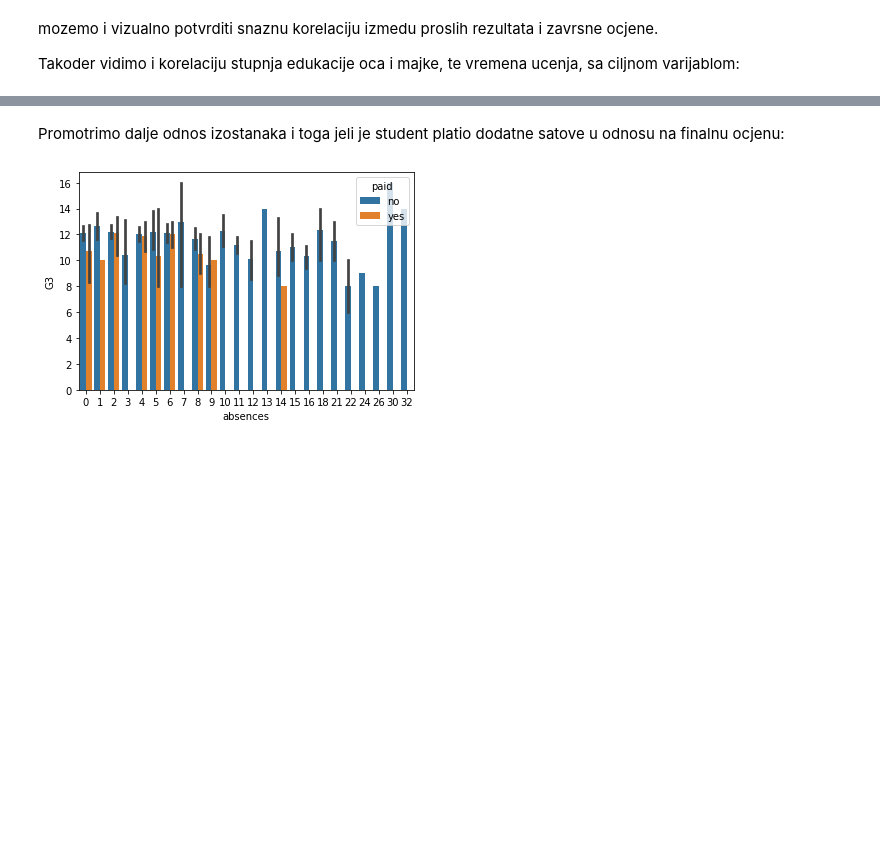
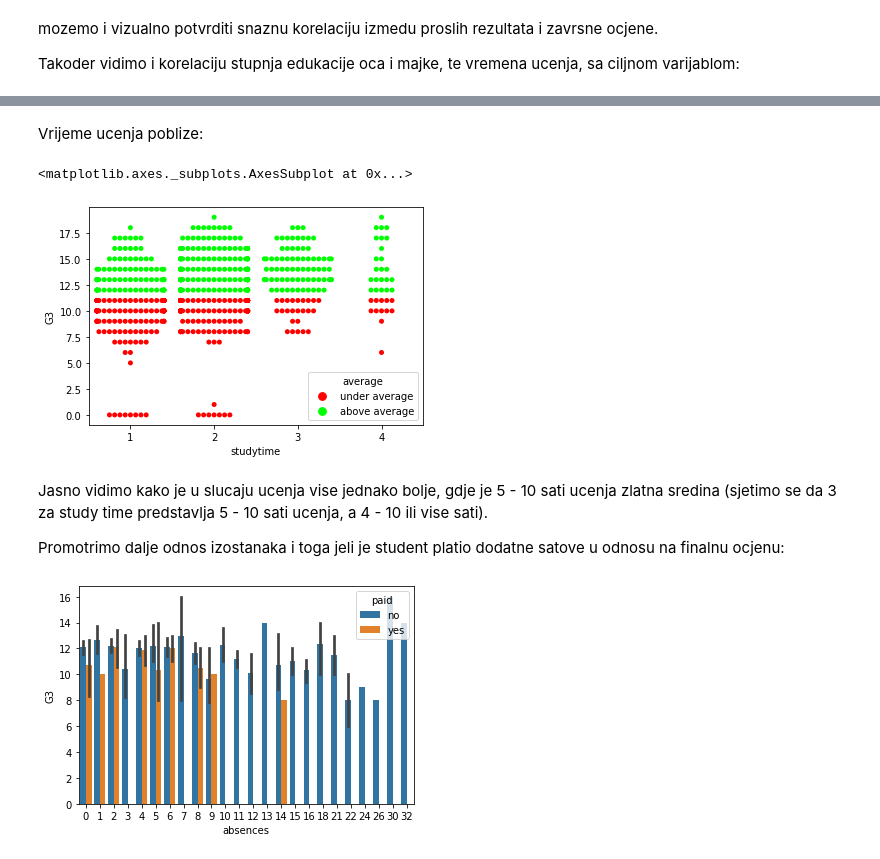
Before and after one commit to frainfreeze/studying, a Jupyter notebook: university/12032-DecisionMakingSuportSystems/project/project.ipynb, the cells around one changed output, grey strips where cells are left out. Saved outputs shown, nothing was run; the diff lists cells and outputs as text; code cells hidden in the pictures; blank space fills up the shorter version.

```diff
--- a/university/12032-DecisionMakingSuportSystems/project/project.ipynb
+++ b/university/12032-DecisionMakingSuportSystems/project/project.ipynb
@@ -221,4 +221,19 @@ sns.stripplot(x="studytime", y="G3", data=df, color=".4", ax=axes[2]);
+# %% [markdown]
+Vrijeme ucenja poblize:
+# %%
+ave = sum(df.G3)/float(len(df))
+df['ave_line'] = ave
+df['average'] = ['above average' if i > ave else 'under average' for i in df.G3]
+sns.swarmplot(x='studytime', y = 'G3', hue = 'average',data= df,
+              palette={'above average':'lime', 'under average': 'red'})
+# %% [output]
+<matplotlib.axes._subplots.AxesSubplot at 0x...>
+[figure, added]
 # %% [markdown]
+Jasno vidimo kako je u slucaju ucenja vise jednako bolje, gdje je 5 - 10 sati
+ucenja zlatna sredina (sjetimo se da 3 za study time predstavlja 5 - 10 sati
+ucenja, a 4 - 10 ili vise sati).
+
 Promotrimo dalje odnos izostanaka i toga jeli je student platio dodatne satove
 u odnosu na finalnu ocjenu:
 # %%
```
Also changed, not shown: parts of 5 cells of this notebook, 1 other file.
